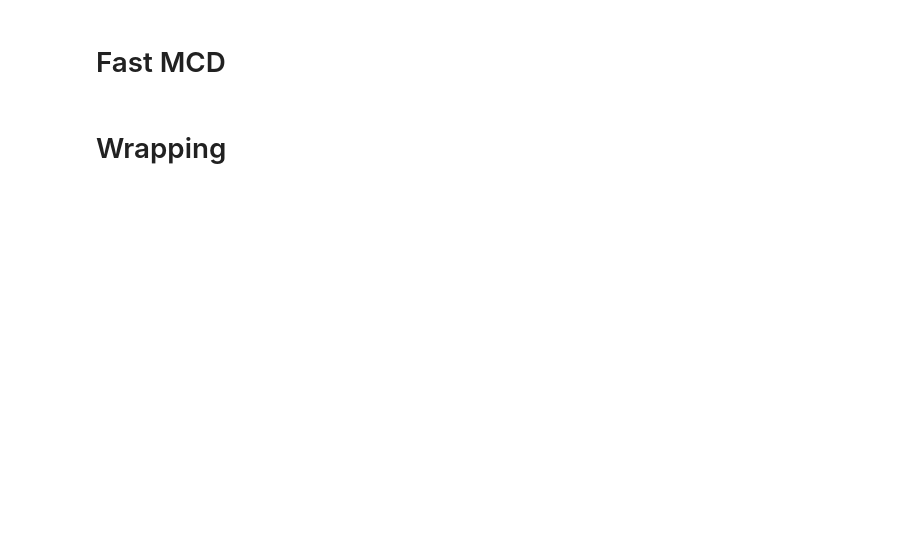
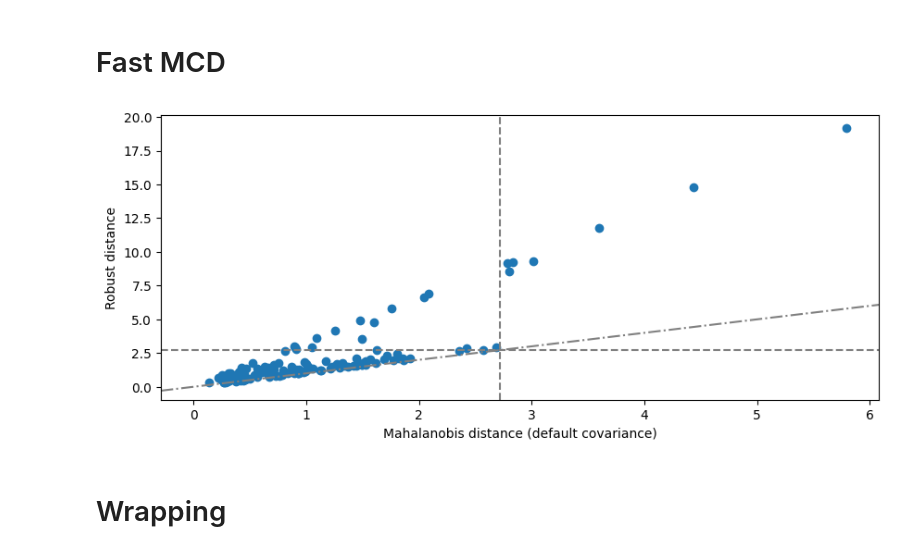
Before and after one commit to STAN-UAntwerp/robpy, a Jupyter notebook: demo_notebooks/covariance.ipynb, the cells around one changed output. Drawn from its saved outputs; the diff is of its cells as text; code cells hidden in the pictures; blank space fills up the shorter version.

```diff
--- a/demo_notebooks/covariance.ipynb
+++ b/demo_notebooks/covariance.ipynb
@@ -33,5 +33,10 @@ fig = mcd.distance_distance_plot()
 # %% [markdown]
 # Fast MCD
+# %%
+wrapcov = FastMCDEstimator().fit(X)
+fig = wrapcov.distance_distance_plot()
+# %% [output]
+[figure, added]
 # %% [markdown]
 # Wrapping
 # %%
```
Also changed, not shown: parts of 4 cells of this notebook.
